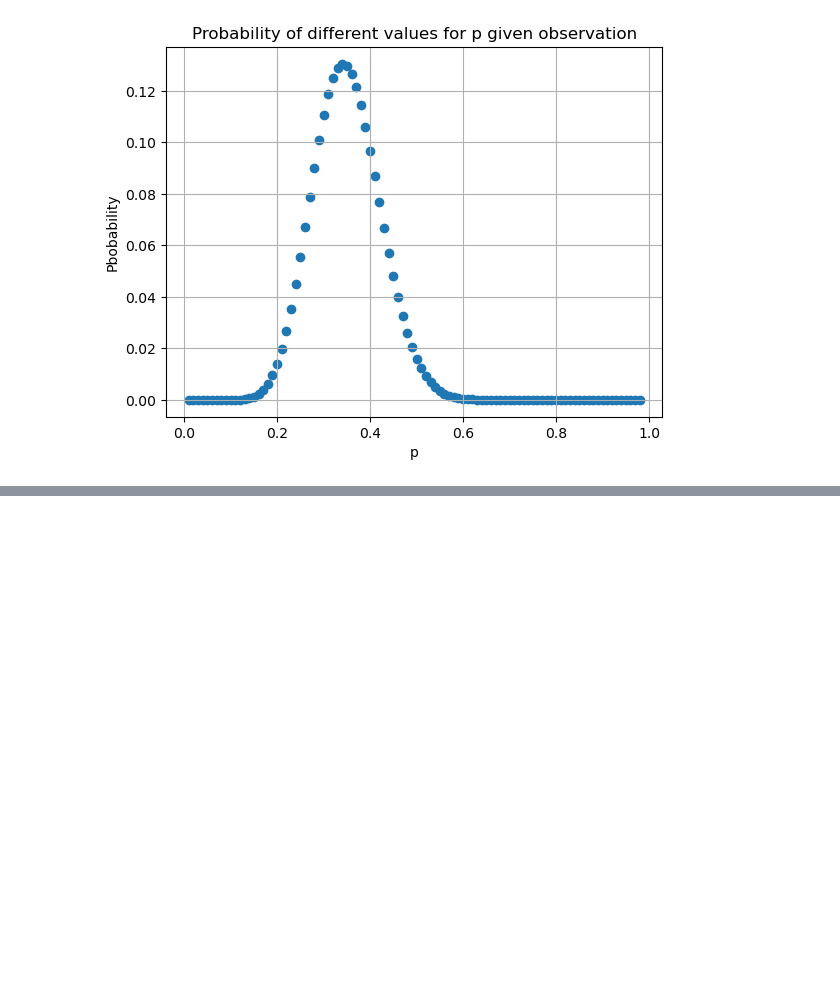
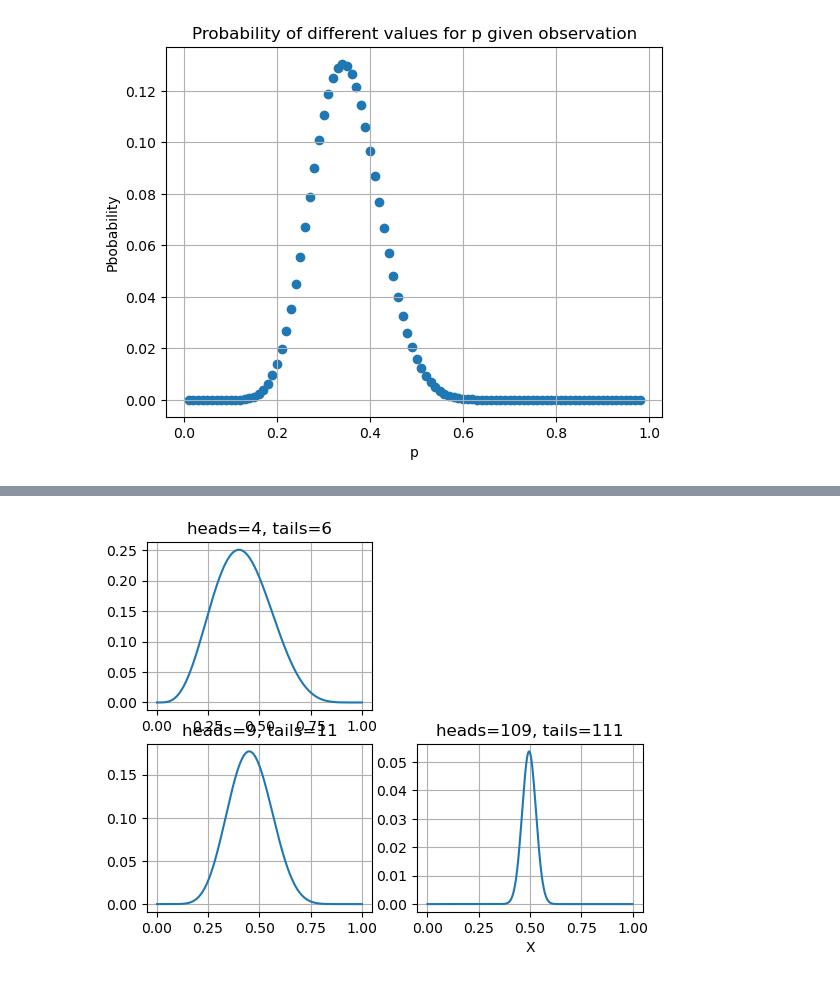
Before and after one commit to MemoryFactory/jupyter_basic, a Jupyter notebook: python_basic_exercises.ipynb, the cells around one changed output, grey strips where cells are left out. Saved outputs shown, nothing was run; the diff lists cells and outputs as text; code cells hidden in the pictures; blank space fills up the shorter version.

```diff
--- a/python_basic_exercises.ipynb
+++ b/python_basic_exercises.ipynb
@@ -766,0 +801,30 @@ plt.show()
+# %%
+# 5.5 exercises
+from bayesian import *
+import numpy as np
+import matplotlib.pyplot as plt
+
+fig=plt.figure()
+x=np.arange(0.001,0.999,0.0001)
+y1=binomial(4,4+6,x)
+y2=binomial(9,9+11,x)
+y3=binomial(109,109+111,x)
+
+ax1=fig.add_subplot(2,2,1)
+ax2=fig.add_subplot(2,2,3)
+ax3=fig.add_subplot(2,2,4)
+
+ax1.plot(x,y1)
+ax1.set_title('heads=4, tails=6')
+ax1.plot(
+ax2.plot(x,y2)
+ax2.set_title('heads=9, tails=11')
+ax3.plot(x,y3)
+ax3.set_title('heads=109, tails=111')
+ax3.set_xlabel('X')
+ax1.grid(True)
+ax2.grid(True)
+ax3.grid(True)
+plt.show()
+# %% [output]
+[figure, added]
```
Also changed, not shown: parts of 2 cells of this notebook, 1 other file.
